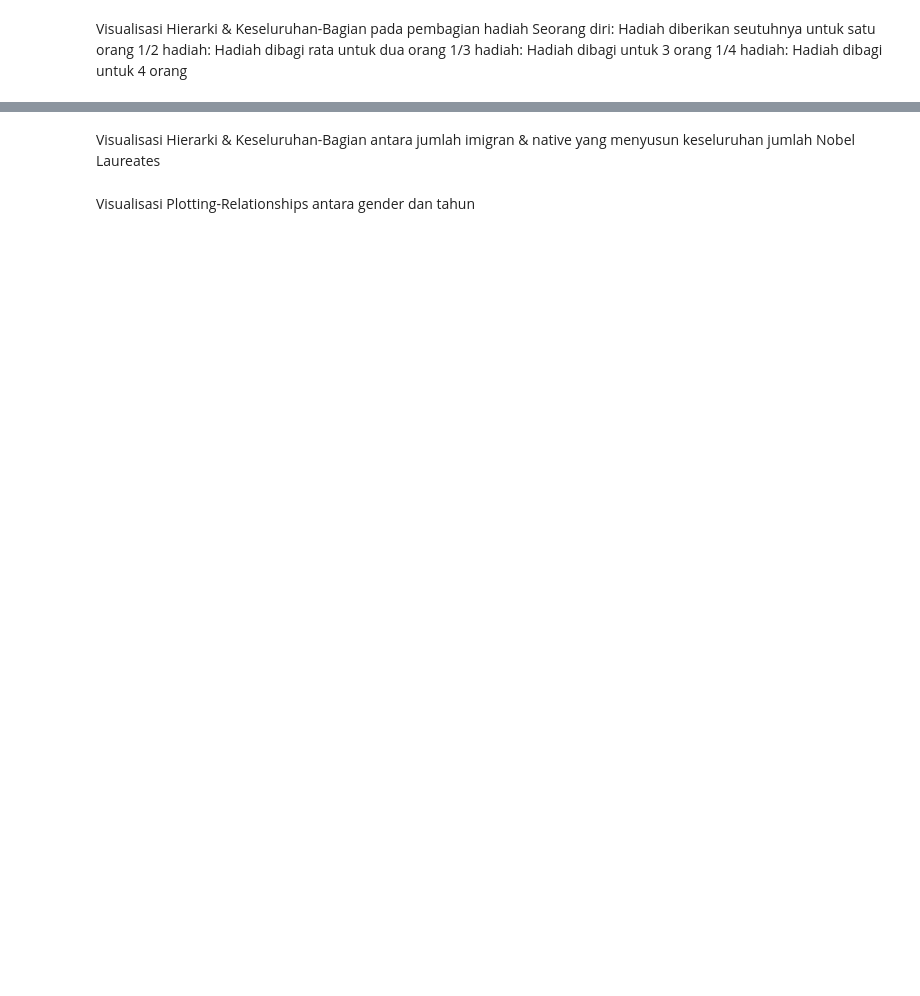
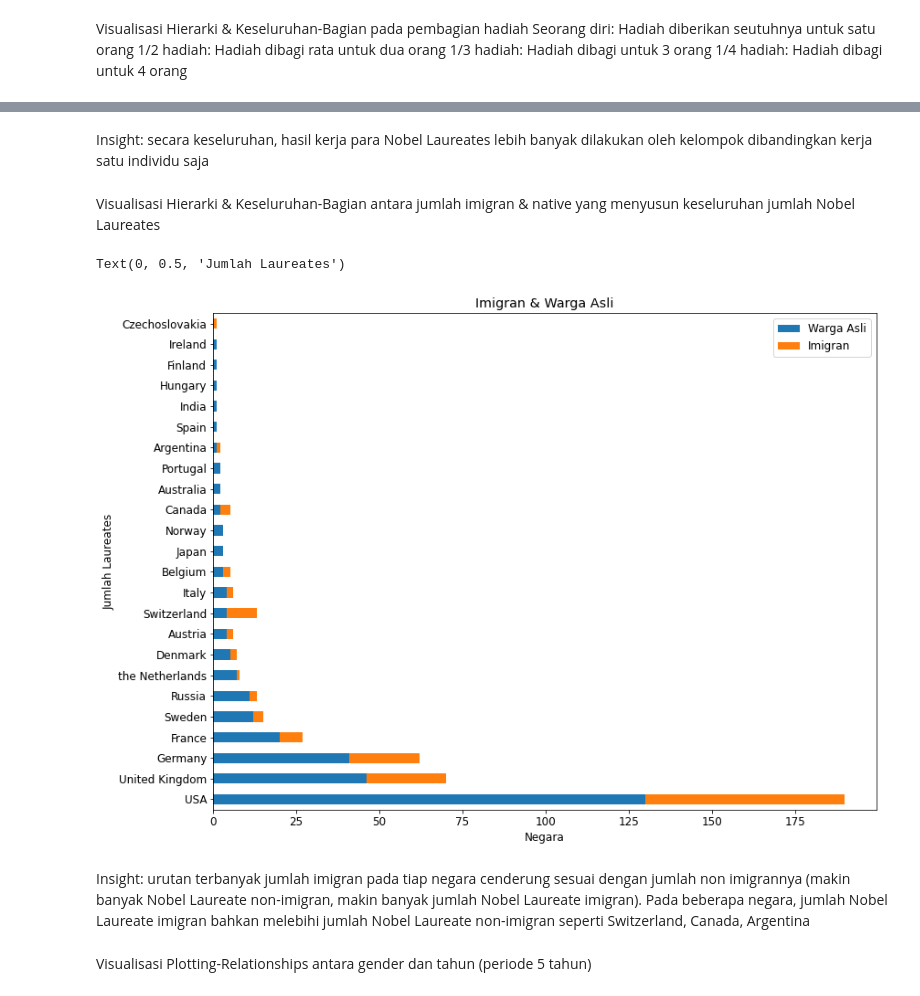
Before and after one commit to prfahrezi/laureates_vizualisation, a Jupyter notebook: visualisasi.ipynb, the cells around one changed output, grey strips where cells are left out. Saved outputs shown, nothing was run; the diff lists cells and outputs as text; code cells hidden in the pictures; blank space fills up the shorter version.

```diff
--- a/visualisasi.ipynb
+++ b/visualisasi.ipynb
@@ -113,13 +181,20 @@ plt.show()
+# %% [markdown]
+Insight: secara keseluruhan, hasil kerja para Nobel Laureates lebih banyak dilakukan oleh kelompok dibandingkan kerja satu individu saja
 # %% [markdown]
 Visualisasi Hierarki & Keseluruhan-Bagian antara jumlah imigran & native yang menyusun keseluruhan jumlah Nobel Laureates
 # %%
 lr_noimm = lr.loc[lr['bornCountry'] == lr['country']]
-noimm_cntry = lr_noimm.groupby('country').size().rename('Warga Asli')
+noimm_cntry = lr_noimm.groupby('country').size().sort_values(ascending=False).rename('Warga Asli')
 df = pd.concat([noimm_cntry, imm_cntry], axis=1)
 df.plot.barh(figsize=(13,10), stacked=True)
 plt.title('Imigran & Warga Asli'); plt.xlabel('Negara'); plt.ylabel('Jumlah Laureates')
+# %% [output]
+Text(0, 0.5, 'Jumlah Laureates')
+[figure, added]
+# %% [markdown]
+Insight: urutan terbanyak jumlah imigran pada tiap negara cenderung sesuai dengan jumlah non imigrannya (makin banyak Nobel Laureate non-imigran, makin banyak jumlah Nobel Laureate imigran). Pada beberapa negara, jumlah Nobel Laureate imigran bahkan melebihi jumlah Nobel Laureate non-imigran seperti Switzerland, Canada, Argentina
 # %% [markdown]
-Visualisasi Plotting-Relationships antara gender dan tahun
+Visualisasi Plotting-Relationships antara gender dan tahun (periode 5 tahun)
 # %%
 import seaborn as sb
 
```
Also changed, not shown: parts of 24 cells of this notebook.
